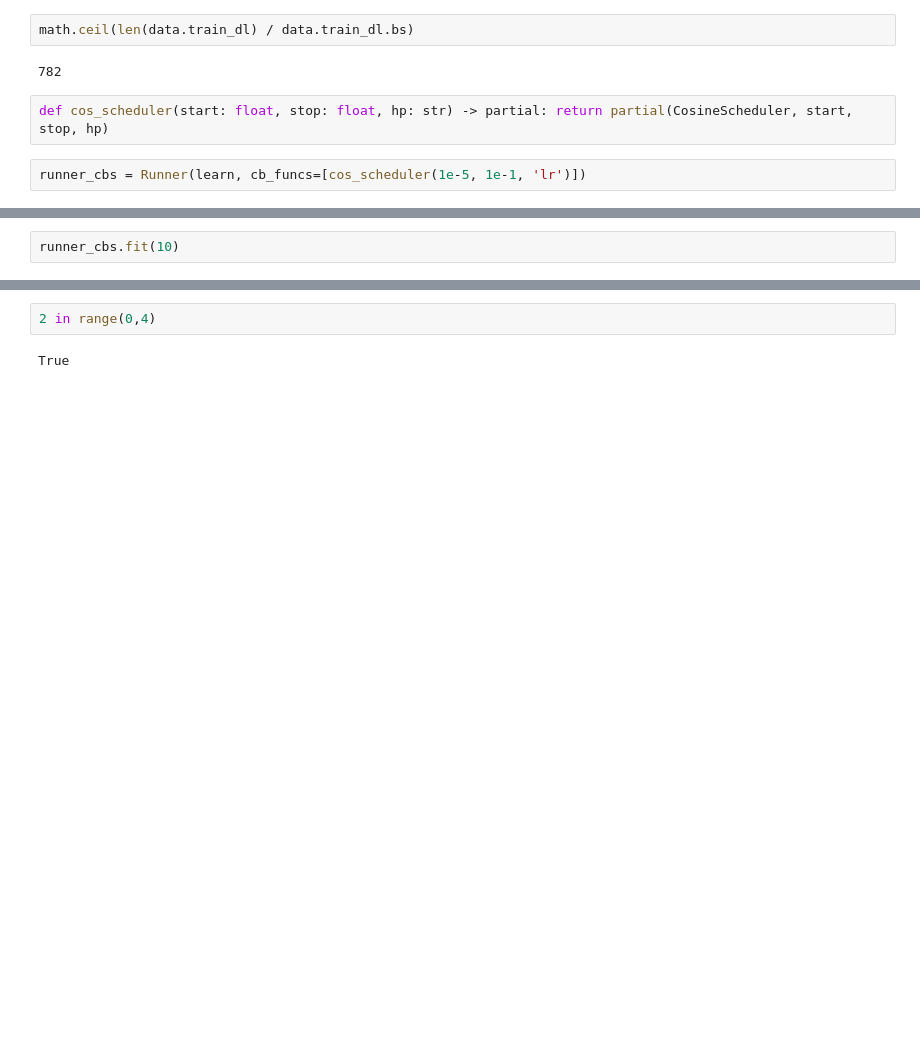
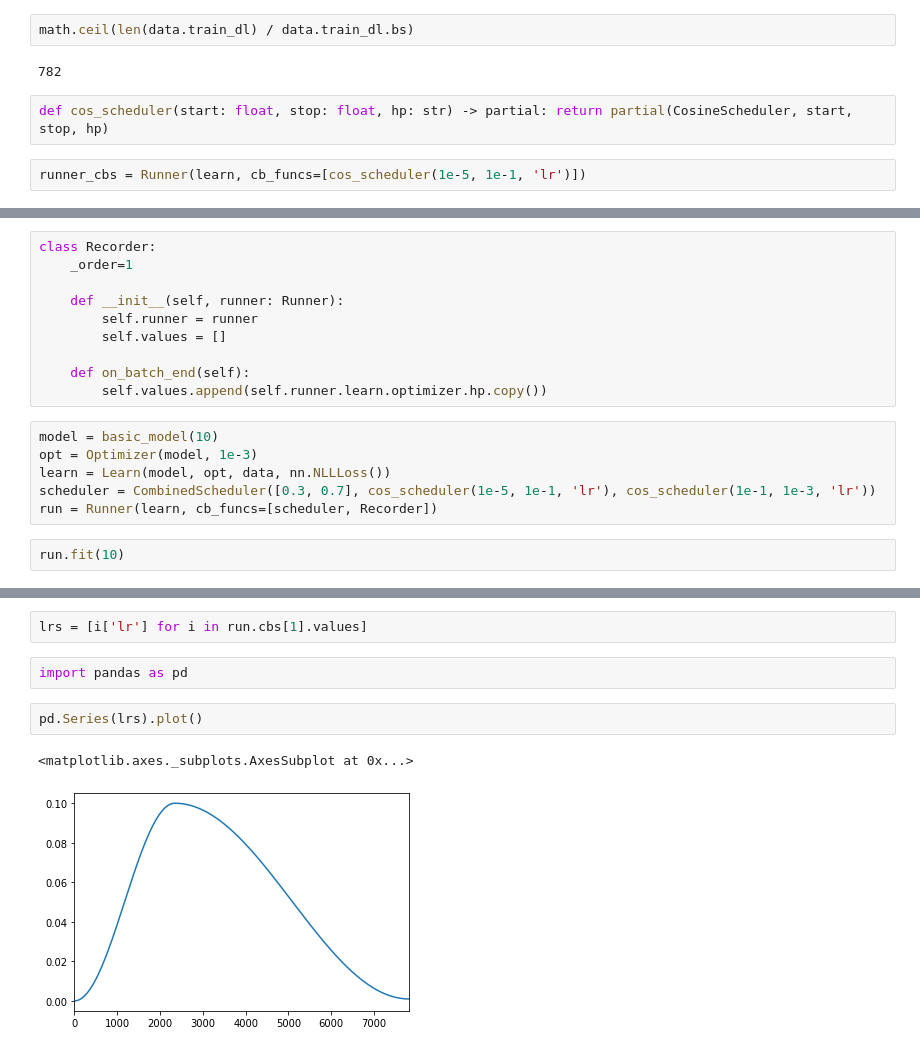
Before and after one commit to rforgione/fastai-part2, a Jupyter notebook: nbs/01_lesson2.ipynb, the cells around one changed output, grey strips where cells are left out. Saved outputs shown, nothing was run; the diff lists cells and outputs as text; blank space fills up the shorter version.

Commit message:
create a combined scheduler

```diff
--- a/nbs/01_lesson2.ipynb
+++ b/nbs/01_lesson2.ipynb
@@ -784,3 +869,19 @@ runner_cbs = Runner(learn, cb_funcs=[cos_scheduler(1e-5, 1e-1, 'lr')])
+# %%
+class Recorder:
+    _order=1
+
+    def __init__(self, runner: Runner):
+        self.runner = runner
+        self.values = []
+
+    def on_batch_end(self):
+        self.values.append(self.runner.learn.optimizer.hp.copy())
+# %%
+model = basic_model(10)
+opt = Optimizer(model, 1e-3)
+learn = Learn(model, opt, data, nn.NLLLoss())
+scheduler = CombinedScheduler([0.3, 0.7], cos_scheduler(1e-5, 1e-1, 'lr'), cos_scheduler(1e-1, 1e-3, 'lr'))
+run = Runner(learn, cb_funcs=[scheduler, Recorder])
 # %%
-runner_cbs.fit(10)
+run.fit(10)
 # %% [output]
@@ -802,4 +900,9 @@ Validation loss: 0.1130
-# %%
-2 in range(0,4)
-# %% [output]
-True
+# %%
+lrs = [i['lr'] for i in run.cbs[1].values]
+# %%
+import pandas as pd
+# %%
+pd.Series(lrs).plot()
+# %% [output]
+<matplotlib.axes._subplots.AxesSubplot at 0x...>
+[figure, added]
```
Also changed, not shown: parts of 21 cells of this notebook.
